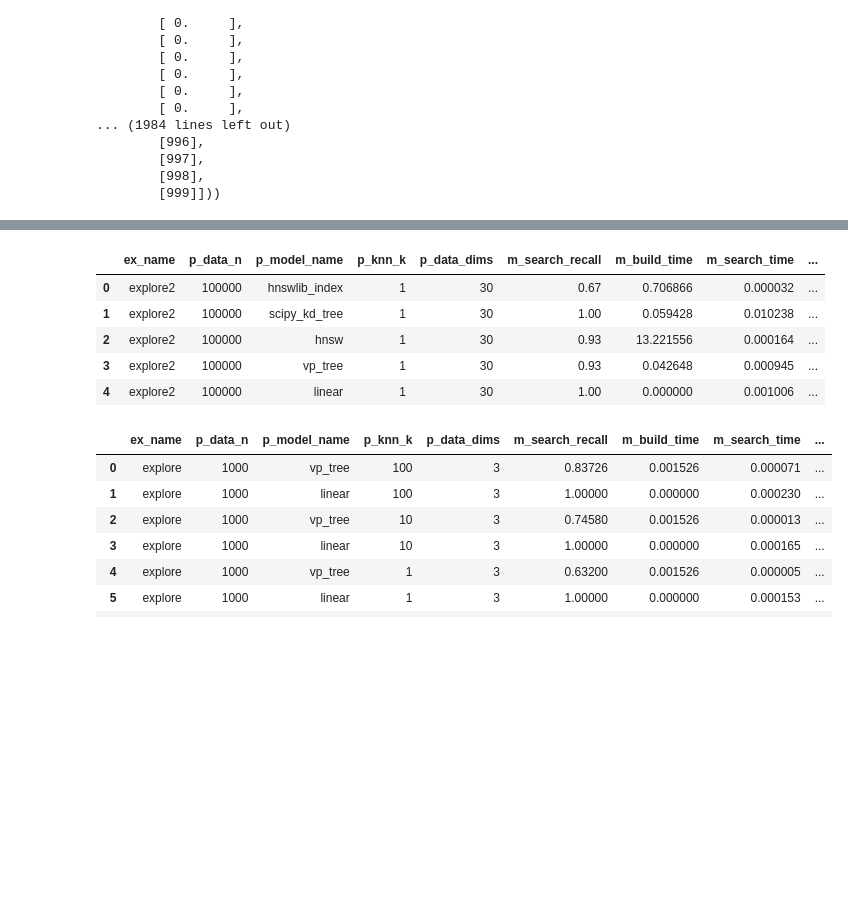
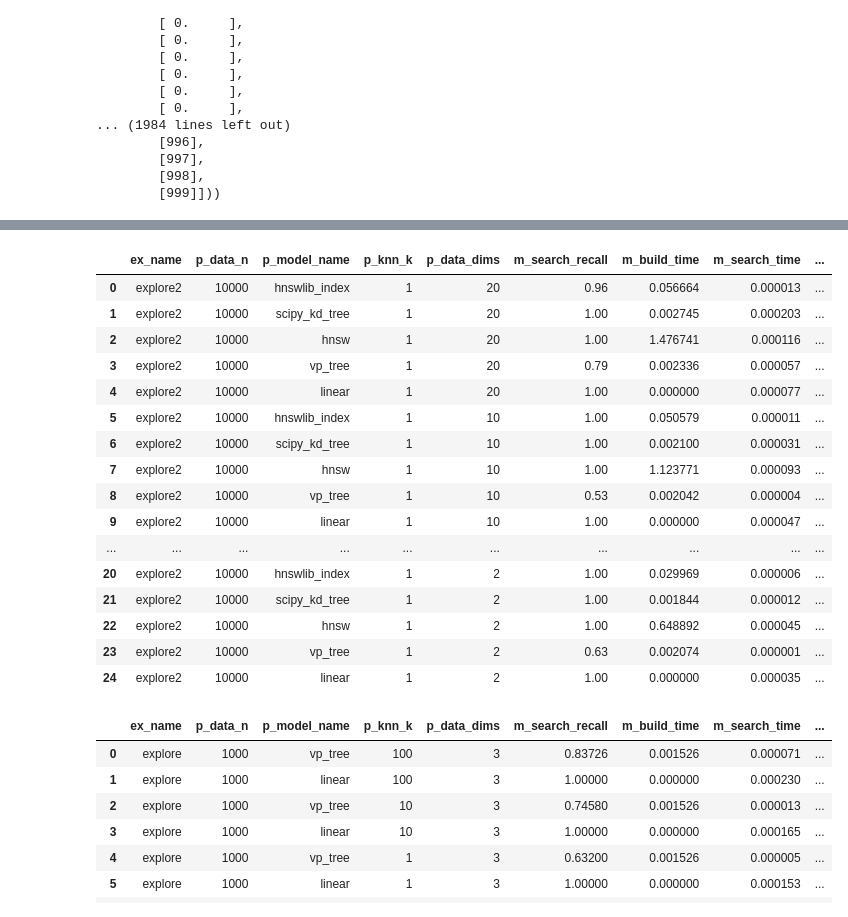
Before and after one commit to tadeohepperle/vecnn, a Jupyter notebook: vecnnpy/scripts/eval_models.ipynb, the cells around one changed output, grey strips where cells are left out. Drawn from its saved outputs; the diff is of its cells as text; code cells hidden in the pictures; blank space fills up the shorter version.

```diff
--- a/vecnnpy/scripts/eval_models.ipynb
+++ b/vecnnpy/scripts/eval_models.ipynb
@@ -143,8 +143,8 @@ print(hnsw_build_time)
 experiment_name = "explore2"
 mlflow_fresh_experiment(experiment_name)
 
-ns = [100000]
-dims = [30]
+ns = [10000]
+dims = [2,3,5,10,20]
 n_queries = 100
 knn_ks = [1]
 
@@ -160,7 +160,7 @@ for n in ns:
         vp_tree_build_time =  time.time() - start
 
         start = time.time()
-        hnsw = vecnn.Hnsw(data, params=vecnn.HnswParams(0.7, 40, 20, 20))
+        hnsw = vecnn.Hnsw(data, params=vecnn.HnswParams(1.7, 100, 20, 20))
         hnsw_build_time =  time.time() - start
 
         start = time.time()
@@ -169,7 +169,7 @@ for n in ns:
 
         start = time.time()
         hnswlib_idx = hnswlib.Index(space = 'l2', dim = dim)
-        hnswlib_idx.init_index(max_elements = n, ef_construction = 40, M = 20)
+        hnswlib_idx.init_index(max_elements = n, ef_construction = 100, M = 20)
         hnswlib_idx.add_items(data_np, ids)
         hnswlib_idx.set_ef(20)
         hnswlib_idx_build_time = time.time() - start
@@ -281,5 +281,6 @@ for n in ns:
                              search_recall=recall)
 
 df = mlflow_experiment_stripped(experiment_name)
+# df[df["p_model_name"] == "vp_tree"]
 df
 # %% [output]
@@ -287,9 +288,20 @@ df
 |  | ex_name | p_data_n | p_model_name | p_knn_k | p_data_dims | m_search_recall | m_build_time | m_search_time | ... |
-| 0 | explore2 | 100000 | hnswlib_index | 1 | 30 | 0.67 | 0.706866 | 0.000032 | ... |
-| 1 | explore2 | 100000 | scipy_kd_tree | 1 | 30 | 1.00 | 0.059428 | 0.010238 | ... |
-| 2 | explore2 | 100000 | hnsw | 1 | 30 | 0.93 | 13.221556 | 0.000164 | ... |
-| 3 | explore2 | 100000 | vp_tree | 1 | 30 | 0.93 | 0.042648 | 0.000945 | ... |
-| 4 | explore2 | 100000 | linear | 1 | 30 | 1.00 | 0.000000 | 0.001006 | ... |
+| 0 | explore2 | 10000 | hnswlib_index | 1 | 20 | 0.96 | 0.056664 | 0.000013 | ... |
+| 1 | explore2 | 10000 | scipy_kd_tree | 1 | 20 | 1.00 | 0.002745 | 0.000203 | ... |
+| 2 | explore2 | 10000 | hnsw | 1 | 20 | 1.00 | 1.476741 | 0.000116 | ... |
+| 3 | explore2 | 10000 | vp_tree | 1 | 20 | 0.79 | 0.002336 | 0.000057 | ... |
+| 4 | explore2 | 10000 | linear | 1 | 20 | 1.00 | 0.000000 | 0.000077 | ... |
+| 5 | explore2 | 10000 | hnswlib_index | 1 | 10 | 1.00 | 0.050579 | 0.000011 | ... |
+| 6 | explore2 | 10000 | scipy_kd_tree | 1 | 10 | 1.00 | 0.002100 | 0.000031 | ... |
+| 7 | explore2 | 10000 | hnsw | 1 | 10 | 1.00 | 1.123771 | 0.000093 | ... |
+| 8 | explore2 | 10000 | vp_tree | 1 | 10 | 0.53 | 0.002042 | 0.000004 | ... |
+| 9 | explore2 | 10000 | linear | 1 | 10 | 1.00 | 0.000000 | 0.000047 | ... |
+| ... | ... | ... | ... | ... | ... | ... | ... | ... | ... |
+| 20 | explore2 | 10000 | hnswlib_index | 1 | 2 | 1.00 | 0.029969 | 0.000006 | ... |
+| 21 | explore2 | 10000 | scipy_kd_tree | 1 | 2 | 1.00 | 0.001844 | 0.000012 | ... |
+| 22 | explore2 | 10000 | hnsw | 1 | 2 | 1.00 | 0.648892 | 0.000045 | ... |
+| 23 | explore2 | 10000 | vp_tree | 1 | 2 | 0.63 | 0.002074 | 0.000001 | ... |
+| 24 | explore2 | 10000 | linear | 1 | 2 | 1.00 | 0.000000 | 0.000035 | ... |
 # %%
 for k in knn_ks:
             truth_indices = np.zeros((n_queries,k)).astype("uint64")
```
Also changed, not shown: parts of 2 cells of this notebook, 6 other files.
